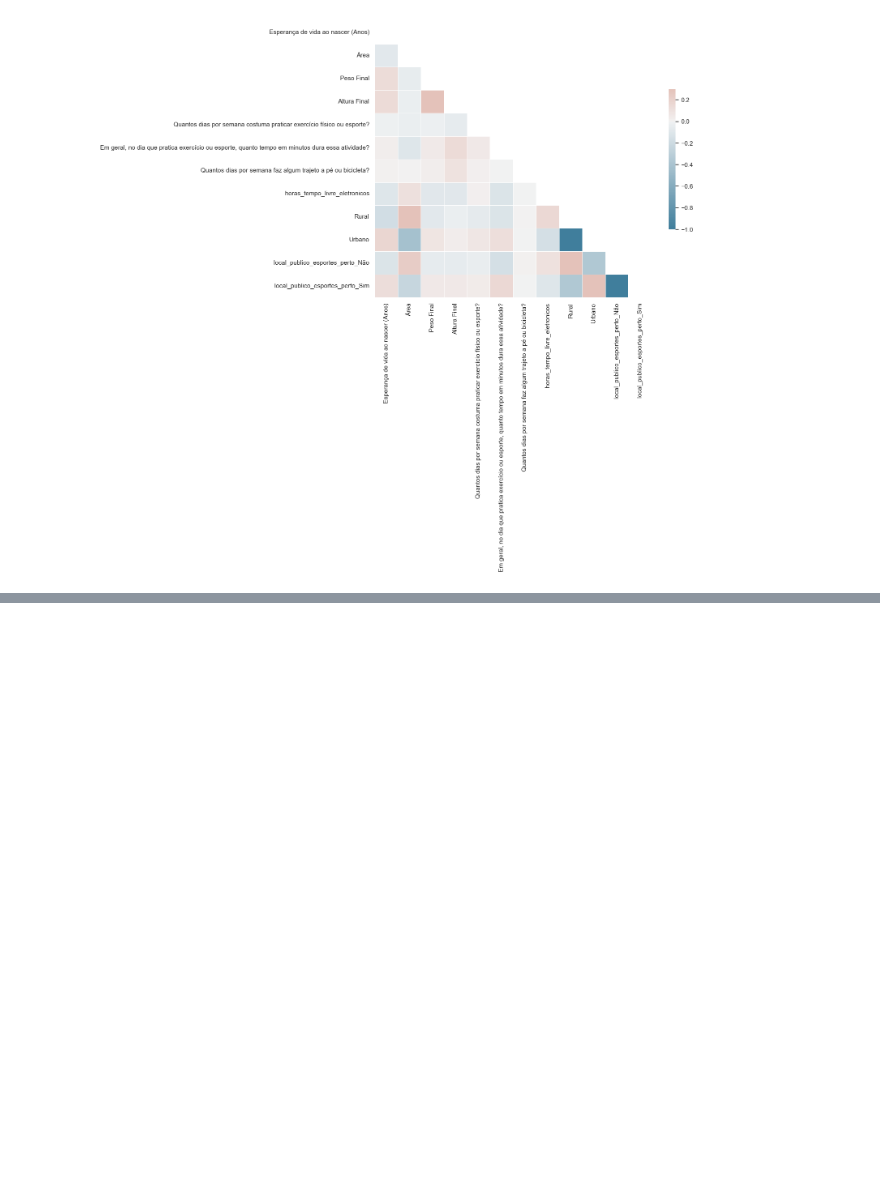
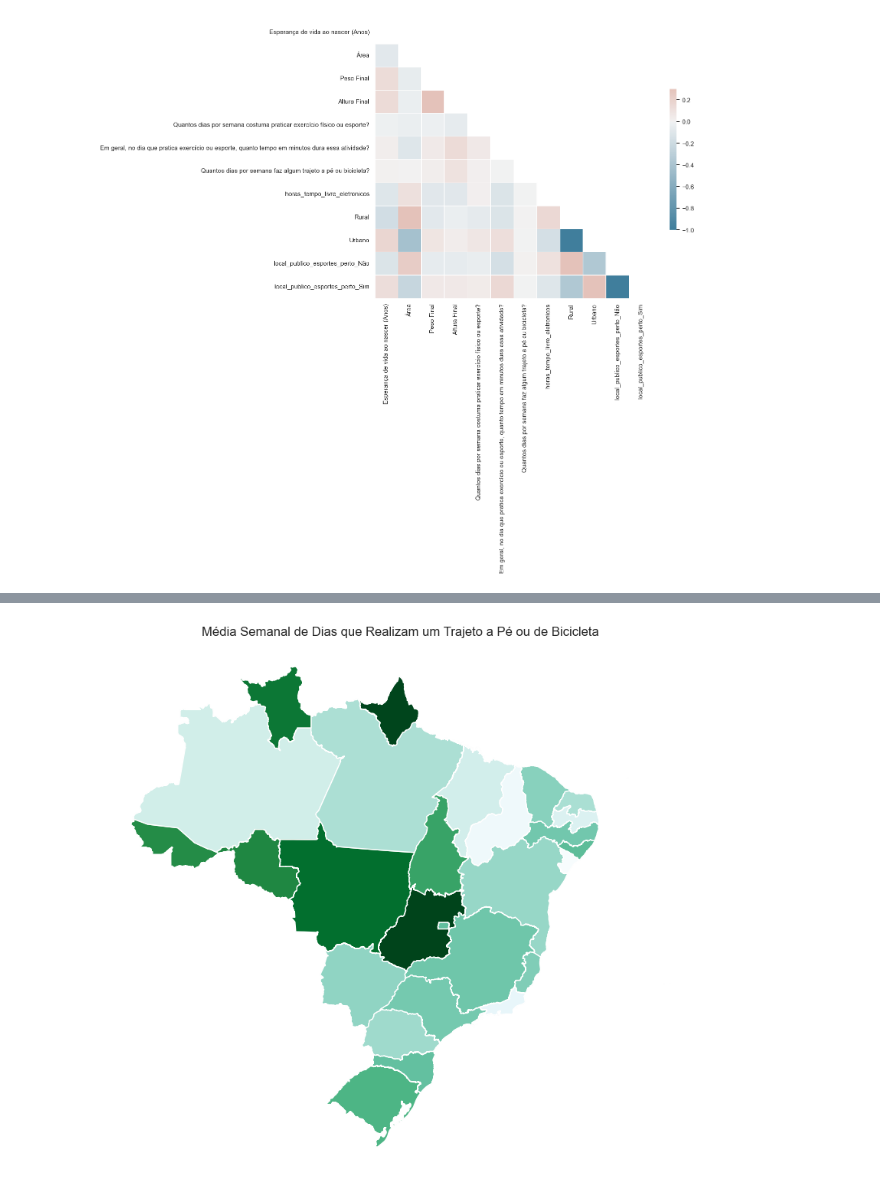
Before and after one commit to maafinotti/TCC-PNS, a Jupyter notebook: PNS_exercicio_fisico.ipynb, the cells around one changed output, grey strips where cells are left out. Cells and saved outputs as stored; diff of their text form; code cells hidden in the pictures; blank space fills up the shorter version.

```diff
--- a/PNS_exercicio_fisico.ipynb
+++ b/PNS_exercicio_fisico.ipynb
@@ -119,0 +243,12 @@ sns.heatmap(corr, mask=mask, cmap=cmap, vmax=.3, center=0,
+# %%
+trajeto_pe_bicipleta_mapa = malha.join(trajeto_pe_bicipleta.set_index('UF'))
+fig, ax = plt.subplots(1, 1, figsize=(10, 10))
+
+trajeto_pe_bicipleta_mapa.plot(column='Quantos dias por semana faz algum trajeto a pé ou bicicleta?', ax=ax,
+                cmap='BuGn')
+
+ax.set_title("Média Semanal de Dias que Realizam um Trajeto a Pé ou de Bicicleta")
+ax.axis('off')
+plt.show()
+# %% [output]
+[figure, added]
```
Also changed, not shown: parts of 26 cells of this notebook, 7 other files.
